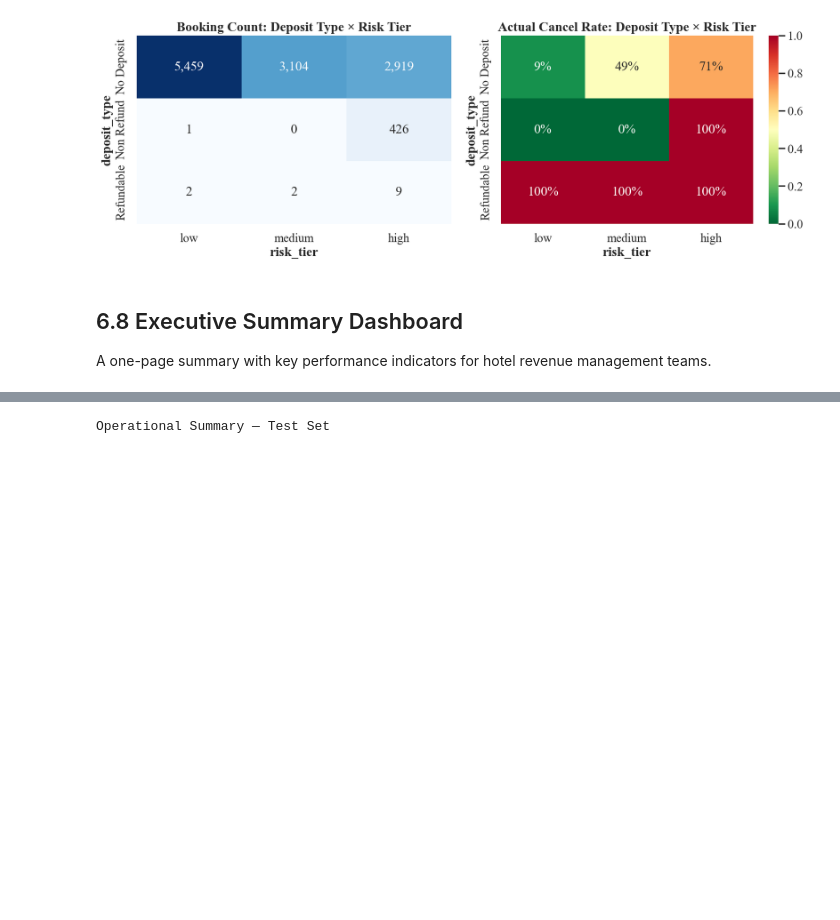
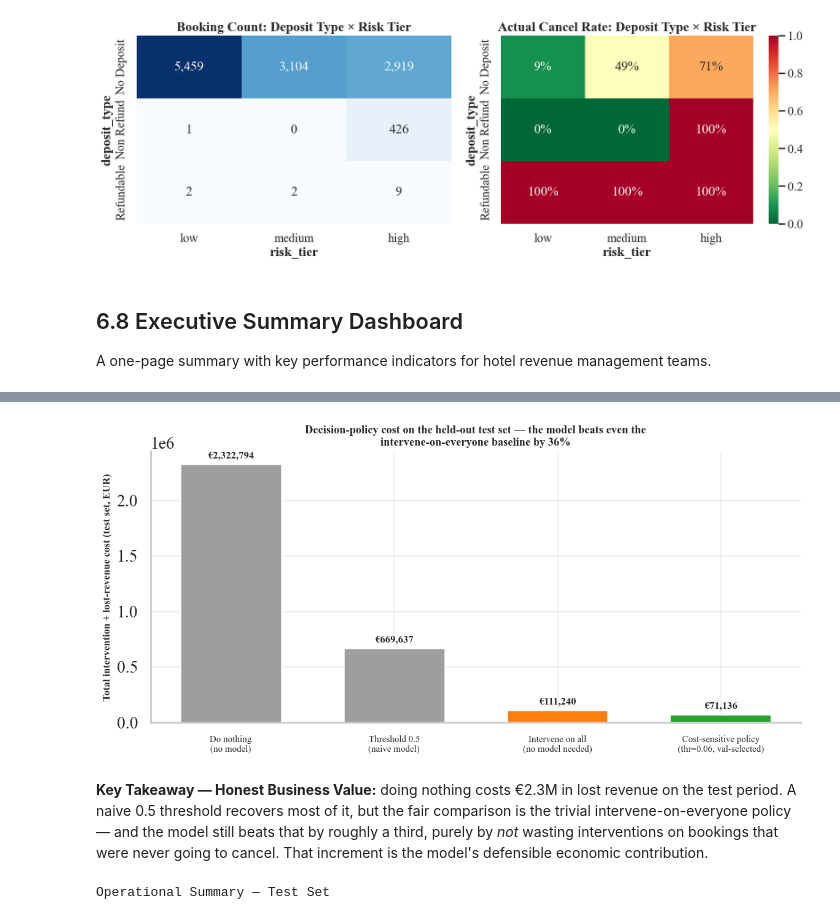
Before and after one commit to Dirkiee09/hotel-cancellation-prediction, a Jupyter notebook: notebooks/06_business_analytics.ipynb, the cells around one changed output, grey strips where cells are left out. Cells and saved outputs as stored; diff of their text form; code cells hidden in the pictures; blank space fills up the shorter version.

```diff
--- a/notebooks/06_business_analytics.ipynb
+++ b/notebooks/06_business_analytics.ipynb
@@ -506,3 +510,17 @@ A one-page summary with key performance indicators for hotel revenue management
+# %%
+import json
+import matplotlib.pyplot as plt
+from pathlib import Path
+from src.eval.notebook_utils import plot_policy_cost_ladder
+
+metrics = json.loads(Path("../reports/metrics.json").read_text(encoding="utf-8"))
+fig = plot_policy_cost_ladder(metrics["cost_thresholding_test"])
+save_thesis_figure(fig, 30, "policy_cost_ladder_test", FIG_DIR)
+plt.show()
+# %% [output]
+[figure, added]
+# %% [markdown]
+**Key Takeaway — Honest Business Value:** doing nothing costs €2.3M in lost revenue on the test period. A naive 0.5 threshold recovers most of it, but the fair comparison is the trivial intervene-on-everyone policy — and the model still beats that by roughly a third, purely by *not* wasting interventions on bookings that were never going to cancel. That increment is the model's defensible economic contribution.
 # %%
 # Compute summary KPIs
 total_bookings = len(df)
```
Also changed, not shown: parts of 1 cell of this notebook, 4 other files.
